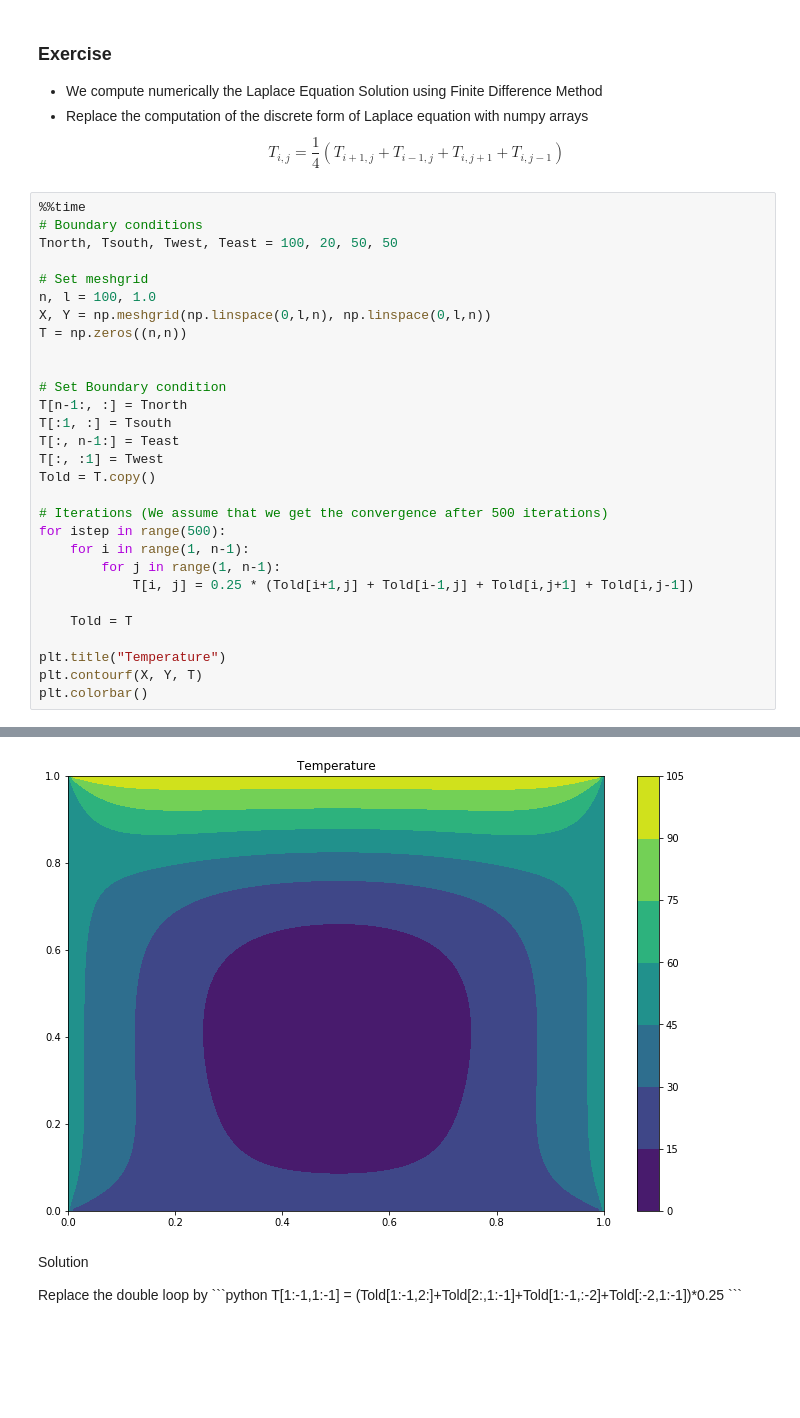
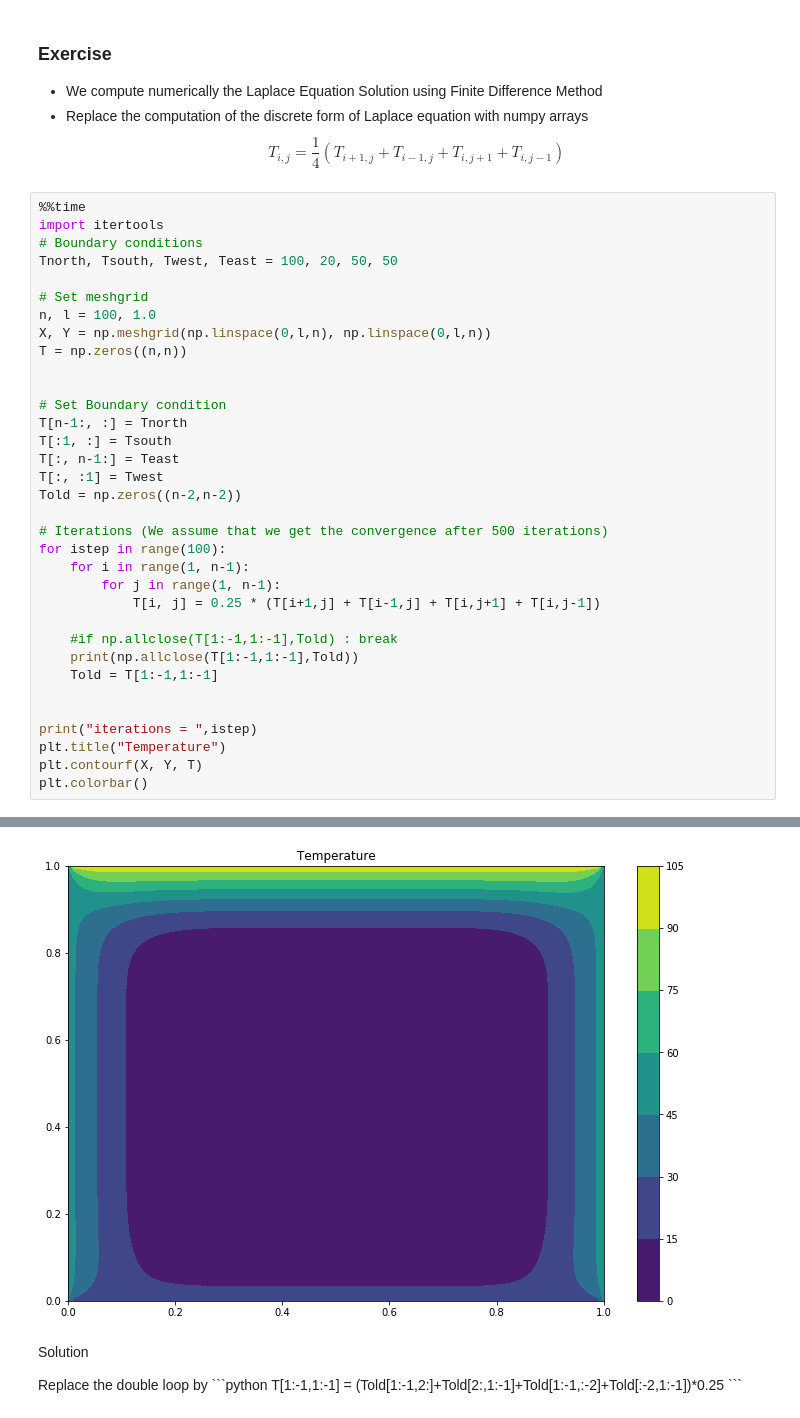
Before and after one commit to daniel-schaefer/python-notebooks, a Jupyter notebook: 13.Numpy.ipynb, the cells around one changed output, grey strips where cells are left out. Drawn from its saved outputs; the diff is of its cells as text; blank space fills up the shorter version.

```diff
--- a/13.Numpy.ipynb
+++ b/13.Numpy.ipynb
@@ -305,6 +303,7 @@ T_{i,j} = \frac{1}{4} ( T_{i+1,j} + T_{i-1,j} + T_{i,j+1} + T_{i,j-1})
 $$
 # %%
 %%time
+import itertools
 # Boundary conditions
 Tnorth, Tsouth, Twest, Teast = 100, 20, 50, 50
 
@@ -319,16 +318,20 @@ T[n-1:, :] = Tnorth
 T[:1, :] = Tsouth
 T[:, n-1:] = Teast
 T[:, :1] = Twest
-Told = T.copy()
+Told = np.zeros((n-2,n-2))
 
 # Iterations (We assume that we get the convergence after 500 iterations)
-for istep in range(500):
+for istep in range(100):
     for i in range(1, n-1):
         for j in range(1, n-1):
-            T[i, j] = 0.25 * (Told[i+1,j] + Told[i-1,j] + Told[i,j+1] + Told[i,j-1])
+            T[i, j] = 0.25 * (T[i+1,j] + T[i-1,j] + T[i,j+1] + T[i,j-1])
 
-    Told = T
+    #if np.allclose(T[1:-1,1:-1],Told) : break
+    print(np.allclose(T[1:-1,1:-1],Told))
+    Told = T[1:-1,1:-1]
 
+
+print("iterations = ",istep)
 plt.title("Temperature")
 plt.contourf(X, Y, T)
 plt.colorbar()
@@ -338,4 +356,4 @@ Wall time: 6.42 s
-[figure, old version]
+[figure, new version]
 # %% [markdown]
 <button data-toggle="collapse" data-target="#laplace" class='btn btn-primary'>Solution</button>
 
```
Also changed, not shown: parts of 11 cells of this notebook.
